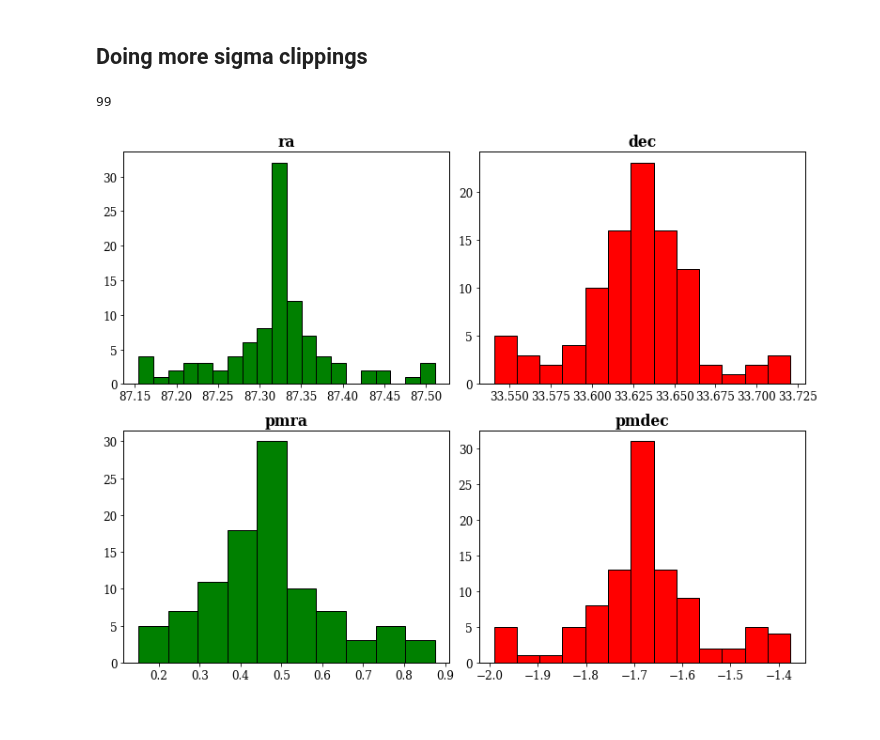
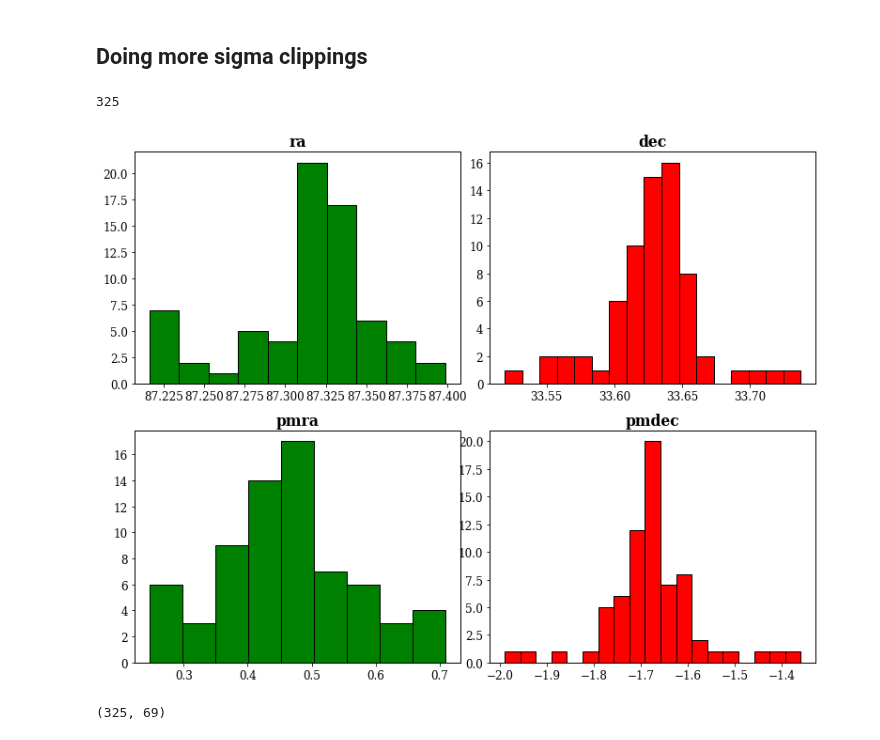
Before and after one commit to jppirest/mw_substructures, a Jupyter notebook: dados/GAIA/Latest/Clusters/King_8/condicoes.ipynb, the cells around one changed output. Saved outputs shown, nothing was run; the diff lists cells and outputs as text; code cells hidden in the pictures.

```diff
--- a/dados/GAIA/Latest/Clusters/King_8/condicoes.ipynb
+++ b/dados/GAIA/Latest/Clusters/King_8/condicoes.ipynb
@@ -439,9 +466,9 @@ jpt = np.linspace(np.min(data) + centralizar, np.max(data) - centralizar, len(nu
 
 gmodel = GaussianModel()
 
-inicial = gmodel.guess(numero, x = teste)
+inicial = gmodel.guess(numero, x = jpt)
 
-result = gmodel.fit(numero, inicial, x=teste)
+result = gmodel.fit(numero, inicial, x=jpt)
 
 
 print(result.fit_report())
@@ -864,7 +895,8 @@ plt.subplots_adjust(wspace = 0.2, hspace = 0.5)
 gmodel = GaussianModel()
 clip_loop = clip
 
-for i in range(3):
+for i in range(1):
+    print(len(clip_loop))
     data = clip_loop['ra']
     optimal_bin = np.histogram_bin_edges(data, bins = 'fd')
     numero, bins = np.histogram(data, optimal_bin)
@@ -907,7 +939,7 @@ for i in range(3):
     valores_paralaxe = [result.params['center'].value, result.params['sigma'].value]
 
 
-    sigma = 3
+    sigma = 1
 
     paralaxe_up, paralaxe_down = valores_paralaxe[0] + sigma*valores_paralaxe[1], valores_paralaxe[0] - sigma*valores_paralaxe[1]
     ra_up, ra_down = valores_ra[0] + sigma*valores_ra[1], valores_ra[0] - sigma*valores_ra[1]
@@ -918,33 +950,36 @@ for i in range(3):
     clip_loop = clip_loop.loc[(clip_loop.parallax < paralaxe_up ) & (clip_loop.parallax > paralaxe_down) & (clip_loop.ra>ra_down) & (clip_loop.ra<ra_up)
           & (clip_loop.dec>dec_down) & (clip_loop.dec<dec_up) & (clip_loop.pmra>pmra_down) & (clip_loop.pmra<pmra_up) & (clip_loop.pmdec>pmdec_down) & (clip_loop.pmdec<pmdec_up)]
 
 
-print(len(clip_loop))
 
 fig = plt.figure(figsize = (13,10))
 ax1 = fig.add_subplot(4,4, (1,6))
 ax2 = fig.add_subplot(4,4, (9,14))
 ax3 = fig.add_subplot(4,4, (3,8))
 ax4 = fig.add_subplot(4,4, (11,16))
 
 optimal_bin = np.histogram_bin_edges(clip_loop['ra'], bins = 'fd')
 ax1.hist(clip_loop['ra'], optimal_bin,  ec = 'k', color = 'green');
 
 optimal_bin = np.histogram_bin_edges(clip_loop['pmra'], bins = 'fd')
 ax2.hist(clip_loop['pmra'], optimal_bin,  ec = 'k', color = 'green');
 
 optimal_bin = np.histogram_bin_edges(clip_loop['dec'], bins = 'fd')
 ax3.hist(clip_loop['dec'], optimal_bin,  ec = 'k', color = 'red');
 
 optimal_bin = np.histogram_bin_edges(clip_loop['pmdec'], bins = 'fd')
 ax4.hist(clip_loop['pmdec'], optimal_bin,  ec = 'k', color = 'red');
 
 ax1.set_title('ra', fontweight = 'bold')
 ax2.set_title('pmra', fontweight = 'bold')
 ax3.set_title('dec', fontweight = 'bold')
 ax4.set_title('pmdec', fontweight = 'bold')
 
 plt.subplots_adjust(wspace = 0.2, hspace = 0.5)
 # %% [output]
-99
+325
-[figure, old version]
+[figure, new version]
+# %%
+len(clip), len(clip_loop)
+# %% [output]
+(325, 69)
```
Also changed, not shown: parts of 21 cells of this notebook, 7 other files.
